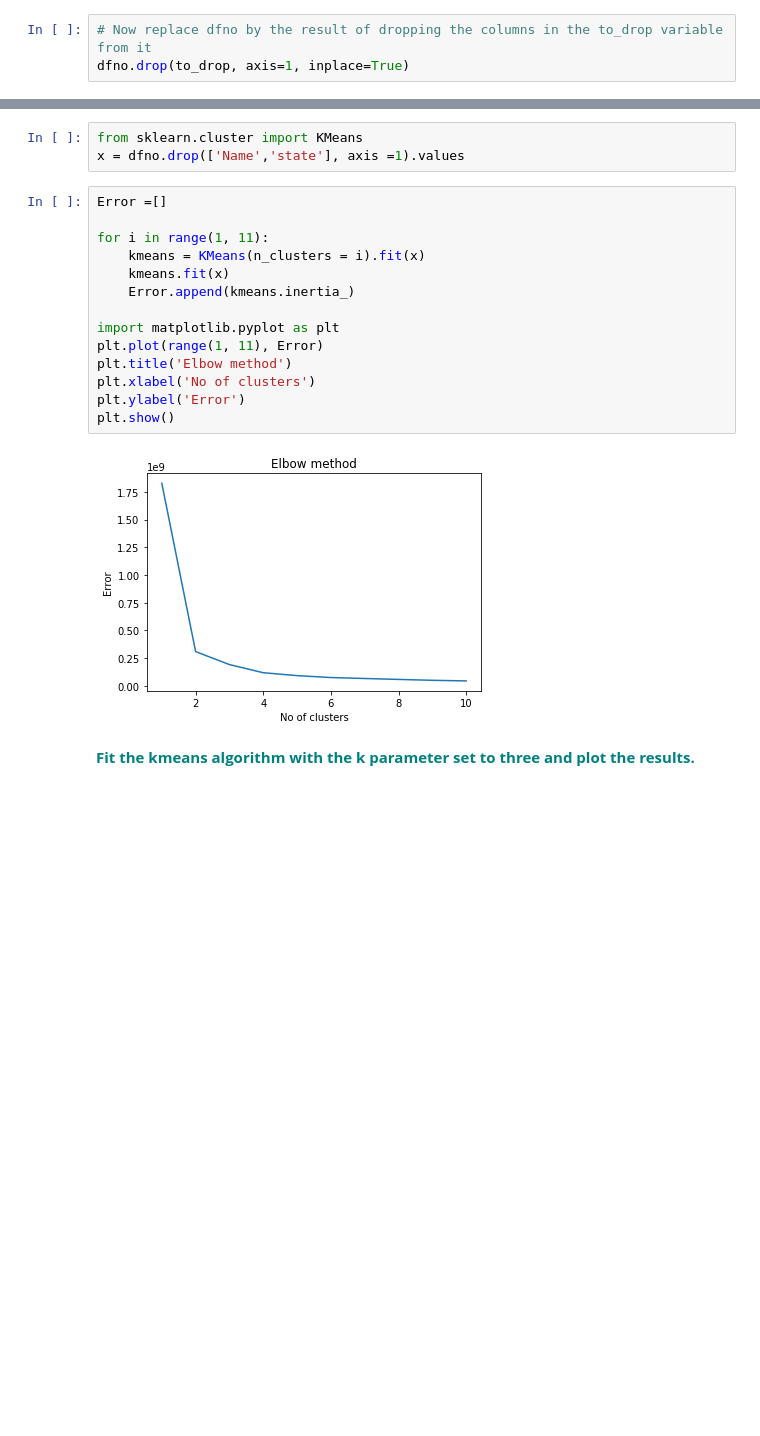
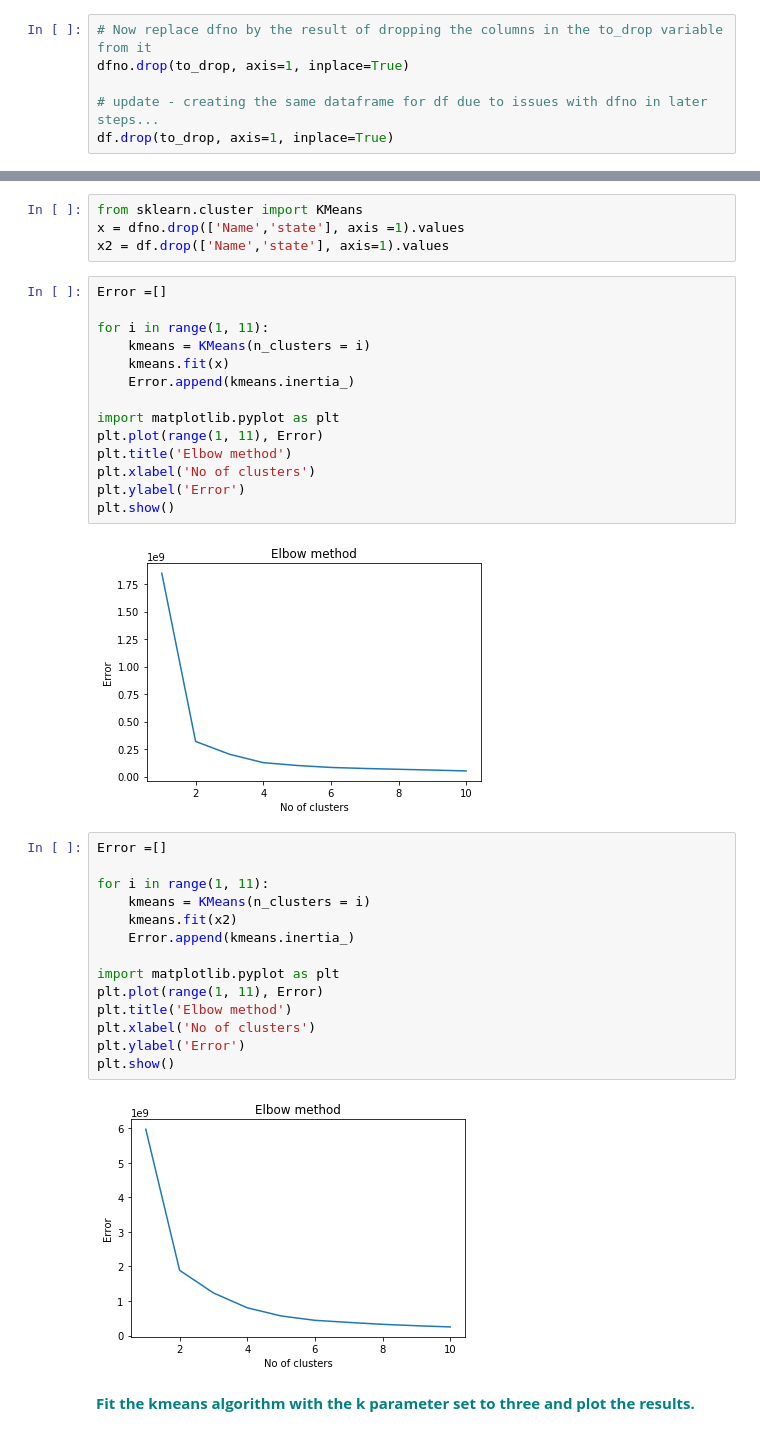
Before and after one commit to samdomeier/Springboard-projects, a Jupyter notebook: Guided Capstone/Notebook_stepthree.ipynb, the cells around one changed output, grey strips where cells are left out. Drawn from its saved outputs; the diff is of its cells as text; blank space fills up the shorter version.

```diff
--- a/Guided Capstone/Notebook_stepthree.ipynb
+++ b/Guided Capstone/Notebook_stepthree.ipynb
@@ -363,3 +434,6 @@ Reduced dataframe size:  (170, 25)
 # %%
 # Now replace dfno by the result of dropping the columns in the to_drop variable from it
 dfno.drop(to_drop, axis=1, inplace=True)
+
+# update - creating the same dataframe for df due to issues with dfno in later steps...
+df.drop(to_drop, axis=1, inplace=True)
@@ -390,11 +459,12 @@ In this example, the error between clusters and within clusters is compared for
 # %%
 from sklearn.cluster import KMeans
 x = dfno.drop(['Name','state'], axis =1).values
+x2 = df.drop(['Name','state'], axis=1).values
 # %%
 Error =[]
 
 for i in range(1, 11):
-    kmeans = KMeans(n_clusters = i).fit(x)
+    kmeans = KMeans(n_clusters = i)
     kmeans.fit(x)
     Error.append(kmeans.inertia_)
 
@@ -406,6 +476,22 @@ plt.ylabel('Error')
 plt.show()
 # %% [output]
 [figure]
+# %%
+Error =[]
+
+for i in range(1, 11):
+    kmeans = KMeans(n_clusters = i)
+    kmeans.fit(x2)
+    Error.append(kmeans.inertia_)
+
+import matplotlib.pyplot as plt
+plt.plot(range(1, 11), Error)
+plt.title('Elbow method')
+plt.xlabel('No of clusters')
+plt.ylabel('Error')
+plt.show()
+# %% [output]
+[figure, added]
 # %% [markdown]
 <font color='teal'>**Fit the kmeans algorithm with the k parameter set to three and plot the results.**</font>
 # %%
```
Also changed, not shown: parts of 30 cells of this notebook.
